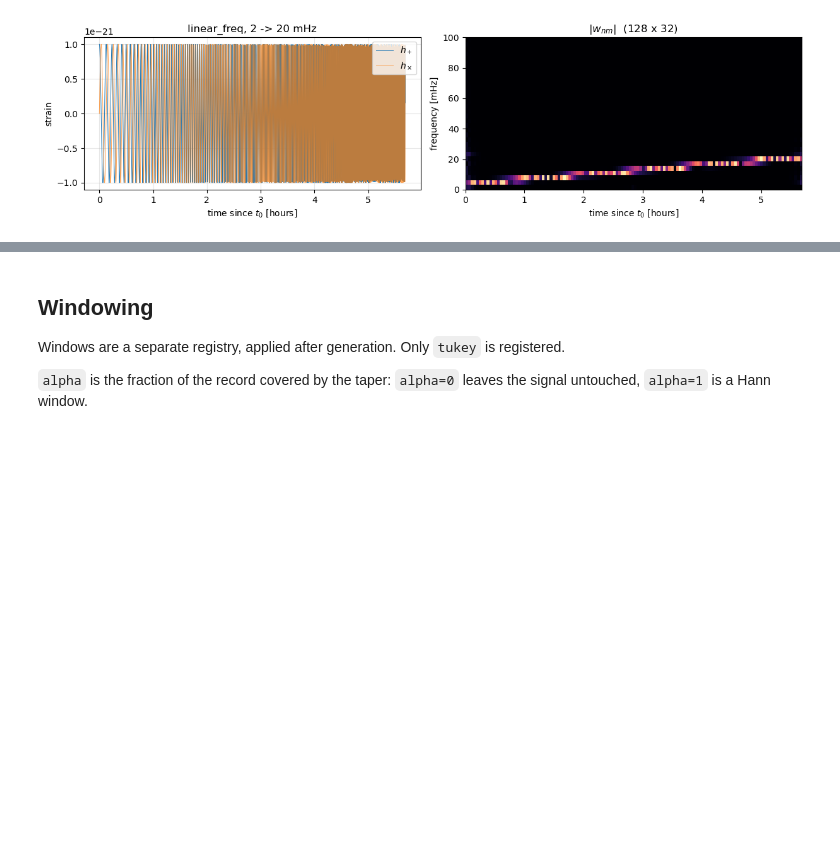
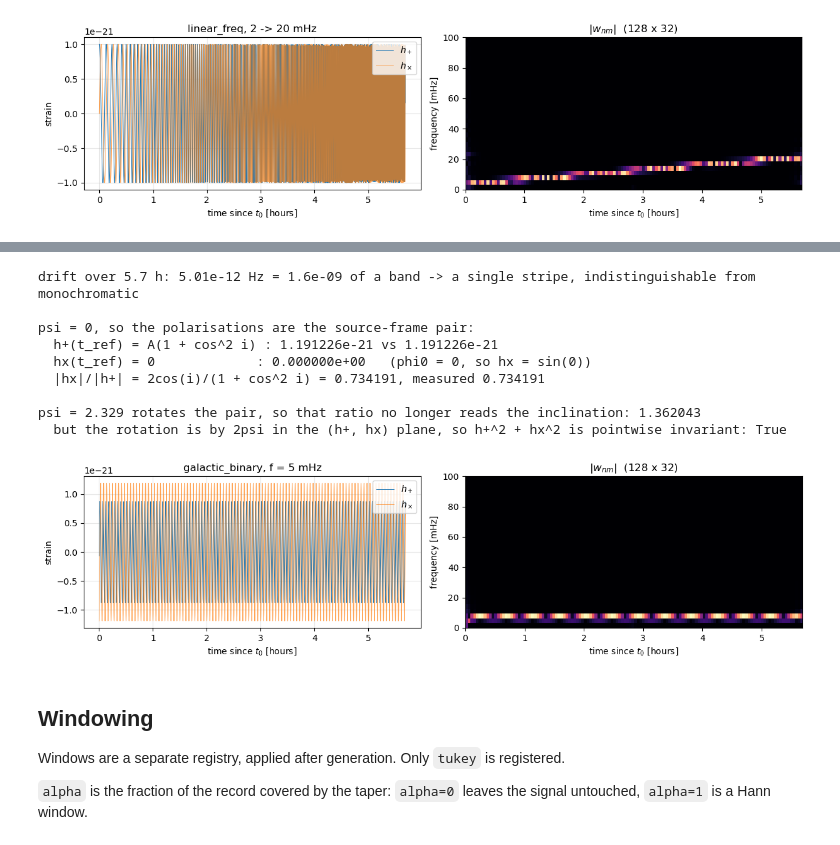
Before and after one commit to tomaszkinowski/WDM_LISAresponse, a Jupyter notebook: examples/waveform_models.ipynb, the cells around one changed output, grey strips where cells are left out. Saved outputs shown, nothing was run; the diff lists cells and outputs as text; code cells hidden in the pictures; blank space fills up the shorter version.

```diff
--- a/examples/waveform_models.ipynb
+++ b/examples/waveform_models.ipynb
@@ -115,3 +148,49 @@ the sweep reaches f_end at the LAST SAMPLE, not at any nominal T_obs
+# %%
+AMP, F_GB, IOTA, PSI = 1.0e-21, 5.0e-3, 1.11820901, 2.3290324
+FDOT = 2.446712e-16    # the study's rate: a 0.265 Msun binary at 5.078 mHz
+
+times, h_plus, h_cross = waveforms.generate_windowed_waveform(
+    "galactic_binary", t0=1.0e7, dt=dt, N=N,
+    model_kwargs=dict(amp=AMP, f=F_GB, fdot=FDOT,
+                      iota=IOTA, phi0=0.0, psi=PSI))
+
+plot_pair(times, h_plus, h_cross, "galactic_binary, f = 5 mHz", wdm)
+
+# The chirp is real but invisible here: fdot is a galactic-binary rate, and it
+# takes months to move the source anywhere within its own wavelet row.
+span = times[-1] - times[0]
+print(f"drift over {span/3600:.1f} h: {FDOT*span:.2e} Hz = {FDOT*span/wdm.dF:.1e} "
+      f"of a band -> a single stripe, indistinguishable from monochromatic")
+
+# The same source with no polarisation rotation, to separate what iota does
+# from what psi does.
+_, hp0, hc0 = waveforms.generate_windowed_waveform(
+    "galactic_binary", t0=1.0e7, dt=dt, N=N,
+    model_kwargs=dict(amp=AMP, f=F_GB, fdot=FDOT,
+                      iota=IOTA, phi0=0.0, psi=0.0))
+
+ci = np.cos(IOTA)
+print(f"\npsi = 0, so the polarisations are the source-frame pair:")
+print(f"  h+(t_ref) = A(1 + cos^2 i) : {hp0[0]:.6e} vs {AMP*(1+ci*ci):.6e}")
+print(f"  hx(t_ref) = 0             : {hc0[0]:.6e}   (phi0 = 0, so hx = sin(0))")
+print(f"  |hx|/|h+| = 2cos(i)/(1 + cos^2 i) = {2*ci/(1+ci*ci):.6f}, "
+      f"measured {np.abs(hc0).max()/np.abs(hp0).max():.6f}")
+
+print(f"\npsi = {PSI:.3f} rotates the pair, so that ratio no longer reads the "
+      f"inclination: {np.abs(h_cross).max()/np.abs(h_plus).max():.6f}")
+print(f"  but the rotation is by 2psi in the (h+, hx) plane, so h+^2 + hx^2 is "
+      f"pointwise invariant: {np.allclose(h_plus**2 + h_cross**2, hp0**2 + hc0**2, rtol=1e-12)}")
+# %% [output]
+drift over 5.7 h: 5.01e-12 Hz = 1.6e-09 of a band -> a single stripe, indistinguishable from monochromatic
+
+psi = 0, so the polarisations are the source-frame pair:
+  h+(t_ref) = A(1 + cos^2 i) : 1.191226e-21 vs 1.191226e-21
+  hx(t_ref) = 0             : 0.000000e+00   (phi0 = 0, so hx = sin(0))
+  |hx|/|h+| = 2cos(i)/(1 + cos^2 i) = 0.734191, measured 0.734191
+
+psi = 2.329 rotates the pair, so that ratio no longer reads the inclination: 1.362043
+  but the rotation is by 2psi in the (h+, hx) plane, so h+^2 + hx^2 is pointwise invariant: True
+[figure, added]
 # %% [markdown]
 ## Windowing
 
```
Also changed, not shown: parts of 4 cells of this notebook, 10 other files.
